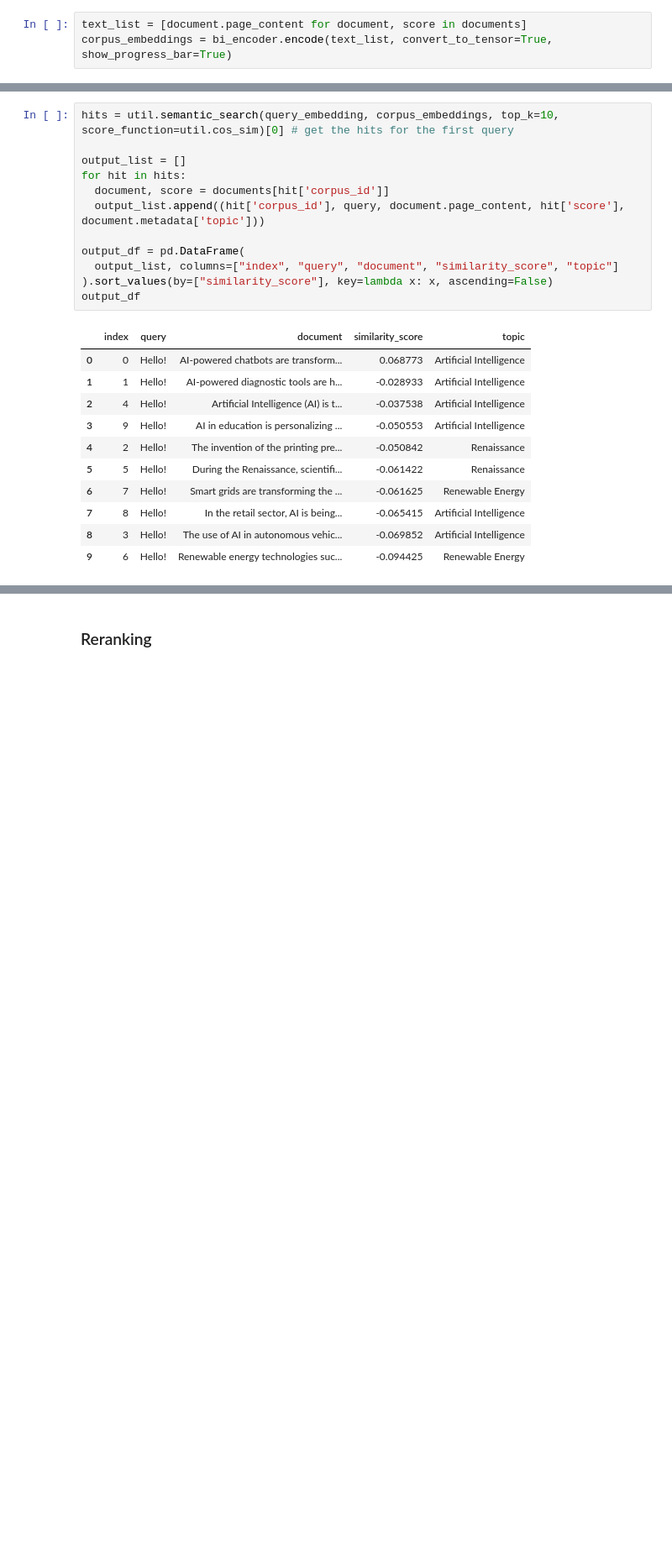
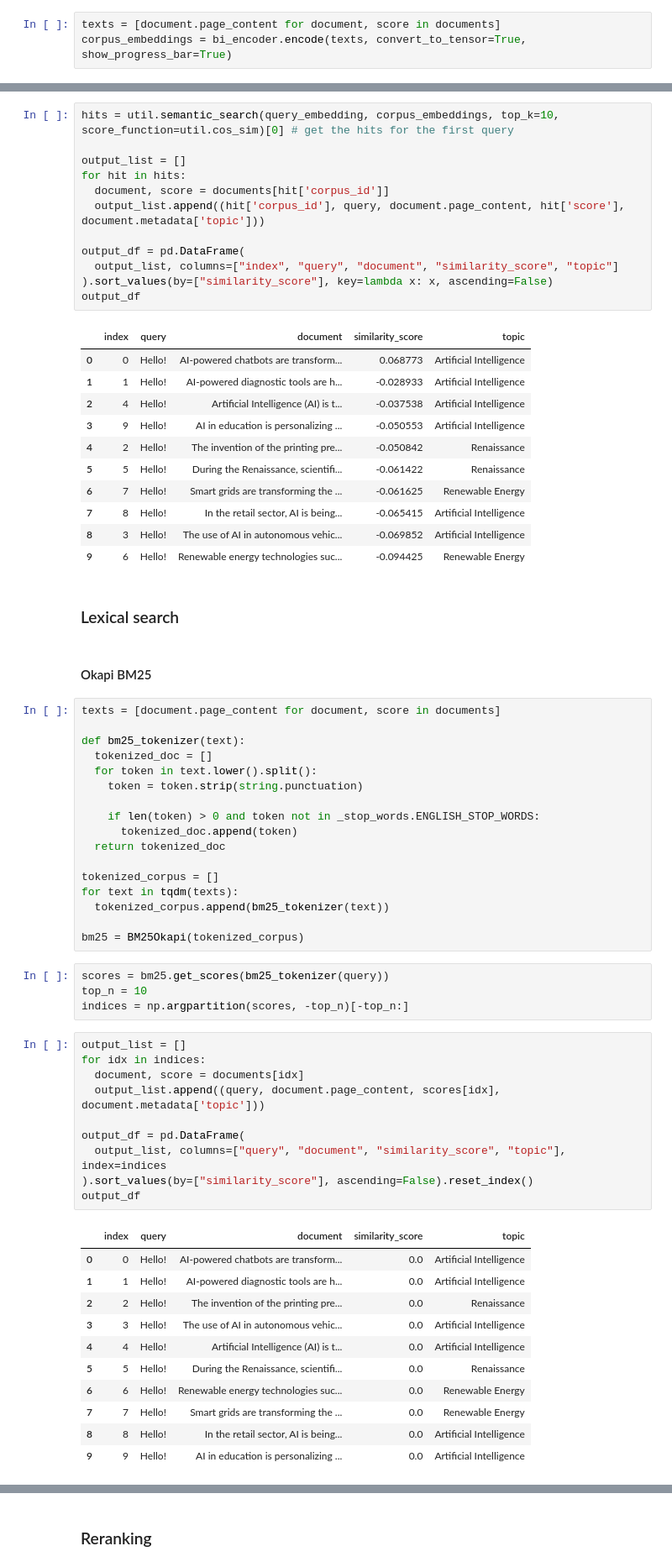
Before and after one commit to mertcan-basut/nlp, a Jupyter notebook: retrieve_and_rerank.ipynb, the cells around one changed output, grey strips where cells are left out. Shown: that part at 84% size. Cells and saved outputs as stored; diff of their text form; blank space fills up the shorter version.

Commit message:
Create "Okapi BM25" for "Lexical search"

```diff
--- a/retrieve_and_rerank.ipynb
+++ b/retrieve_and_rerank.ipynb
@@ -154,8 +149,8 @@ if not torch.cuda.is_available():
 bi_encoder = SentenceTransformer('multi-qa-MiniLM-L6-cos-v1')
 bi_encoder.max_seq_length = 256 # truncate long passages to 256 tokens
 # %%
-text_list = [document.page_content for document, score in documents]
-corpus_embeddings = bi_encoder.encode(text_list, convert_to_tensor=True, show_progress_bar=True)
+texts = [document.page_content for document, score in documents]
+corpus_embeddings = bi_encoder.encode(texts, convert_to_tensor=True, show_progress_bar=True)
 # %%
 query_embedding = bi_encoder.encode(query, convert_to_tensor=True)
 query_embedding = query_embedding.cuda()
@@ -183,3 +178,50 @@ output_df
 | 7 | 8 | Hello! | In the retail sector, AI is being... | -0.065415 | Artificial Intelligence |
 | 8 | 3 | Hello! | The use of AI in autonomous vehic... | -0.069852 | Artificial Intelligence |
 | 9 | 6 | Hello! | Renewable energy technologies suc... | -0.094425 | Renewable Energy |
+# %% [markdown]
+### Lexical search
+# %% [markdown]
+#### Okapi BM25
+# %%
+texts = [document.page_content for document, score in documents]
+
+def bm25_tokenizer(text):
+  tokenized_doc = []
+  for token in text.lower().split():
+    token = token.strip(string.punctuation)
+
+    if len(token) > 0 and token not in _stop_words.ENGLISH_STOP_WORDS:
+      tokenized_doc.append(token)
+  return tokenized_doc
+
+tokenized_corpus = []
+for text in tqdm(texts):
+  tokenized_corpus.append(bm25_tokenizer(text))
+
+bm25 = BM25Okapi(tokenized_corpus)
+# %%
+scores = bm25.get_scores(bm25_tokenizer(query))
+top_n = 10
+indices = np.argpartition(scores, -top_n)[-top_n:]
+# %%
+output_list = []
+for idx in indices:
+  document, score = documents[idx]
+  output_list.append((query, document.page_content, scores[idx], document.metadata['topic']))
+
+output_df = pd.DataFrame(
+  output_list, columns=["query", "document", "similarity_score", "topic"], index=indices
+).sort_values(by=["similarity_score"], ascending=False).reset_index()
+output_df
+# %% [output]
+|  | index | query | document | similarity_score | topic |
+| 0 | 0 | Hello! | AI-powered chatbots are transform... | 0.0 | Artificial Intelligence |
+| 1 | 1 | Hello! | AI-powered diagnostic tools are h... | 0.0 | Artificial Intelligence |
+| 2 | 2 | Hello! | The invention of the printing pre... | 0.0 | Renaissance |
+| 3 | 3 | Hello! | The use of AI in autonomous vehic... | 0.0 | Artificial Intelligence |
+| 4 | 4 | Hello! | Artificial Intelligence (AI) is t... | 0.0 | Artificial Intelligence |
+| 5 | 5 | Hello! | During the Renaissance, scientifi... | 0.0 | Renaissance |
+| 6 | 6 | Hello! | Renewable energy technologies suc... | 0.0 | Renewable Energy |
+| 7 | 7 | Hello! | Smart grids are transforming the ... | 0.0 | Renewable Energy |
+| 8 | 8 | Hello! | In the retail sector, AI is being... | 0.0 | Artificial Intelligence |
+| 9 | 9 | Hello! | AI in education is personalizing ... | 0.0 | Artificial Intelligence |
```
Also changed, not shown: parts of 5 cells of this notebook.
